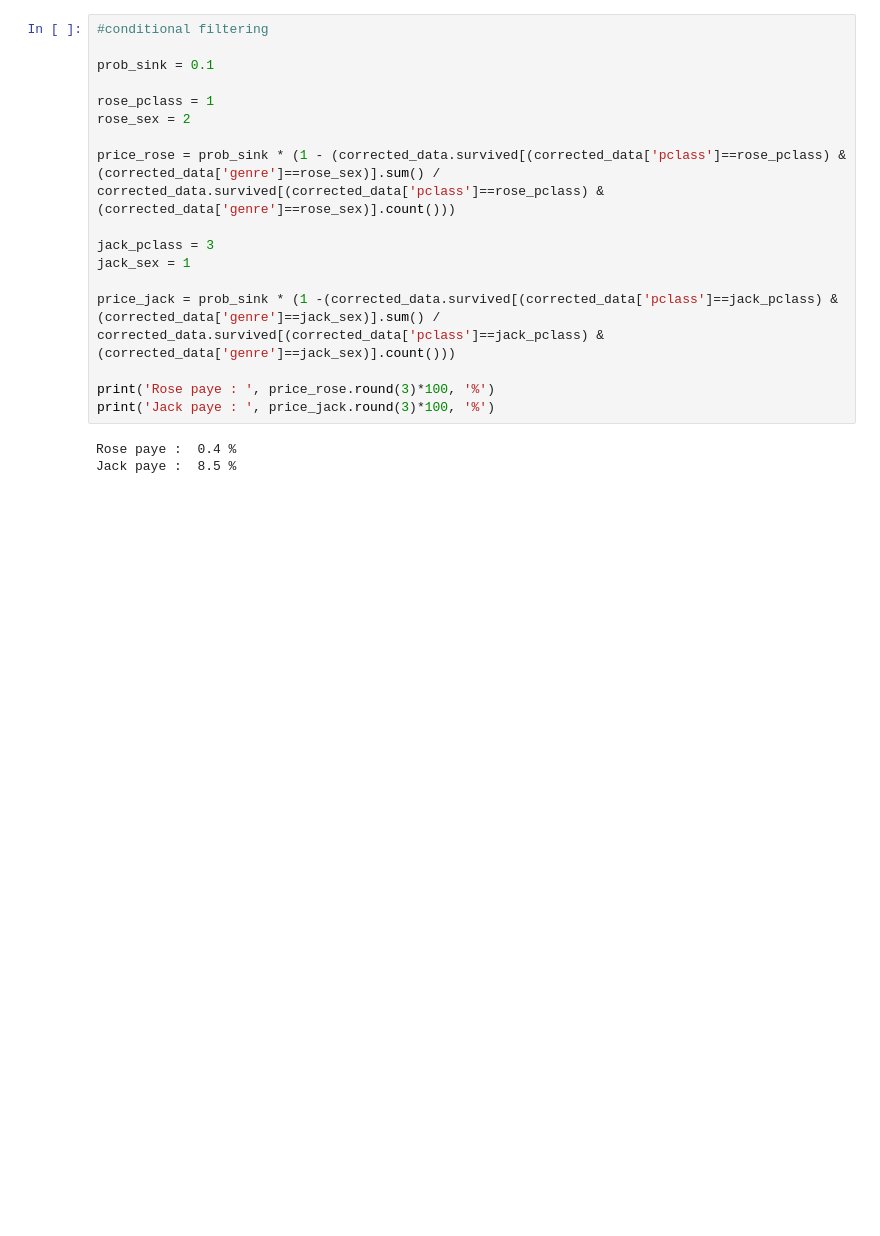
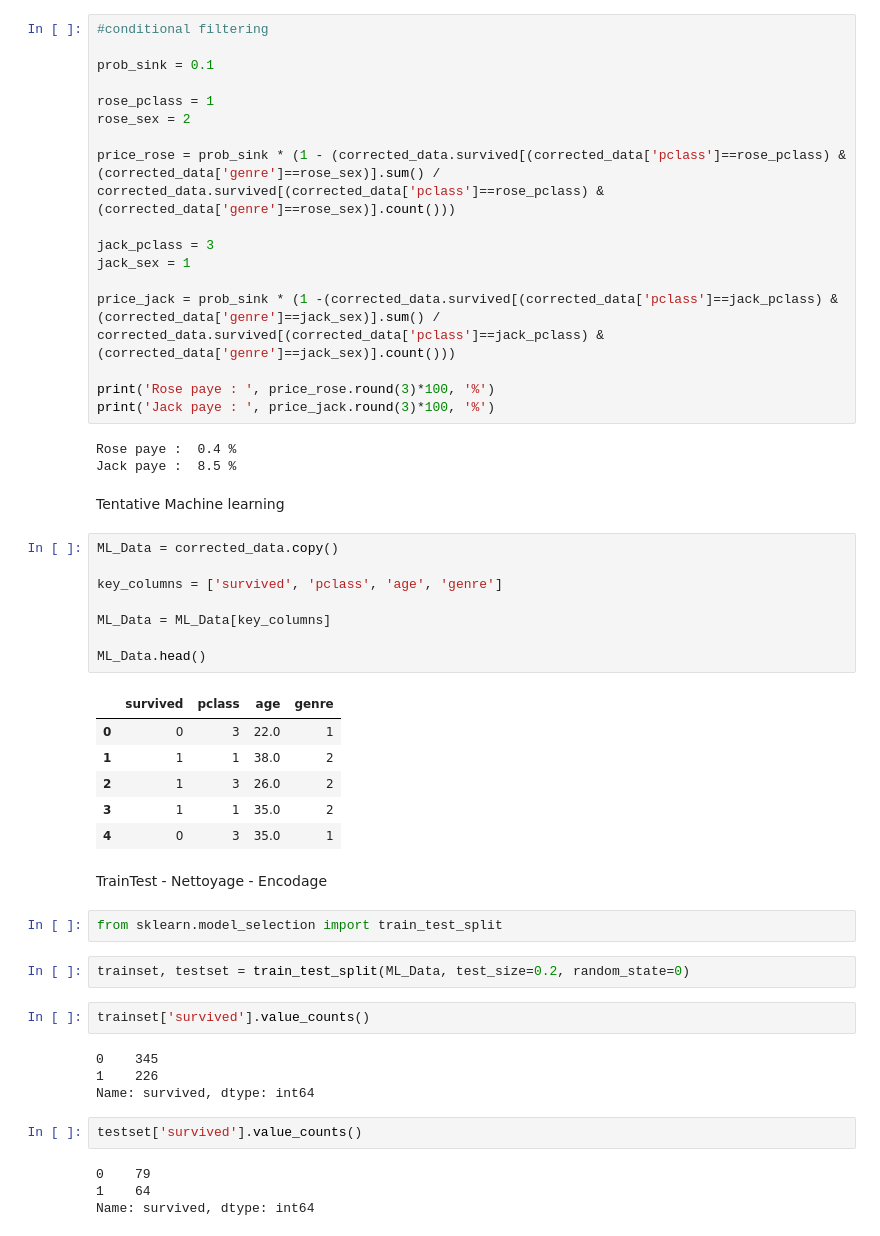
Before and after one commit to Jaketdax/ActuariatVieCNAM, a Jupyter notebook: ACT102 - Titanic - MikeColombet.ipynb, the cells around one changed output. Cells and saved outputs as stored; diff of their text form; blank space fills up the shorter version.

```diff
--- a/ACT102 - Titanic - MikeColombet.ipynb
+++ b/ACT102 - Titanic - MikeColombet.ipynb
@@ -238,3 +236,38 @@ print('Jack paye : ', price_jack.round(3)*100, '%')
 # %% [output]
 Rose paye :  0.4 %
 Jack paye :  8.5 %
+# %% [markdown]
+Tentative Machine learning
+# %%
+ML_Data = corrected_data.copy()
+
+key_columns = ['survived', 'pclass', 'age', 'genre']
+
+ML_Data = ML_Data[key_columns]
+
+ML_Data.head()
+# %% [output]
+|  | survived | pclass | age | genre |
+| 0 | 0 | 3 | 22.0 | 1 |
+| 1 | 1 | 1 | 38.0 | 2 |
+| 2 | 1 | 3 | 26.0 | 2 |
+| 3 | 1 | 1 | 35.0 | 2 |
+| 4 | 0 | 3 | 35.0 | 1 |
+# %% [markdown]
+TrainTest - Nettoyage - Encodage
+# %%
+from sklearn.model_selection import train_test_split
+# %%
+trainset, testset = train_test_split(ML_Data, test_size=0.2, random_state=0)
+# %%
+trainset['survived'].value_counts()
+# %% [output]
+0    345
+1    226
+Name: survived, dtype: int64
+# %%
+testset['survived'].value_counts()
+# %% [output]
+0    79
+1    64
+Name: survived, dtype: int64
```
Also changed, not shown: parts of 16 cells of this notebook.
